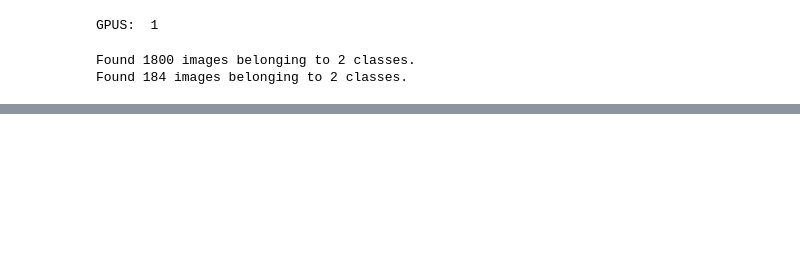
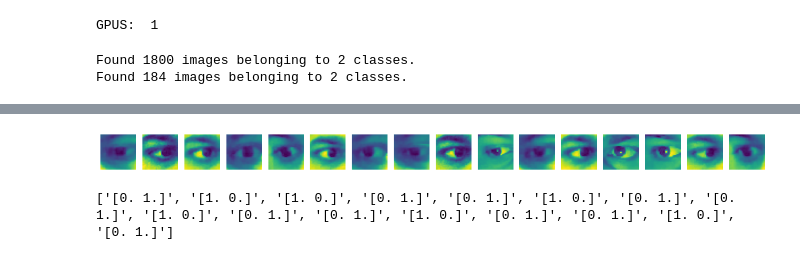
Before and after one commit to AryanSethi/ML_Dataset_Labelling_with_eyes, a Jupyter notebook: model.ipynb, the cells around one changed output, grey strips where cells are left out. Cells and saved outputs as stored; diff of their text form; code cells hidden in the pictures; blank space fills up the shorter version.

```diff
--- a/model.ipynb
+++ b/model.ipynb
@@ -72,0 +103,7 @@ TypeError: __init__() missing 1 required positional argument: 'kernel_size'
+# %%
+test_set,labels = next(test_batches)
+plotImages(test_set)
+print([f'{labels[x]}' for x in range(len(labels))])
+# %% [output]
+[figure, added]
+['[0. 1.]', '[1. 0.]', '[1. 0.]', '[0. 1.]', '[0. 1.]', '[1. 0.]', '[0. 1.]', '[0. 1.]', '[1. 0.]', '[0. 1.]', '[0. 1.]', '[1. 0.]', '[0. 1.]', '[0. 1.]', '[1. 0.]', '[0. 1.]']
```
Also changed, not shown: parts of 9 cells of this notebook, 1 other file.
